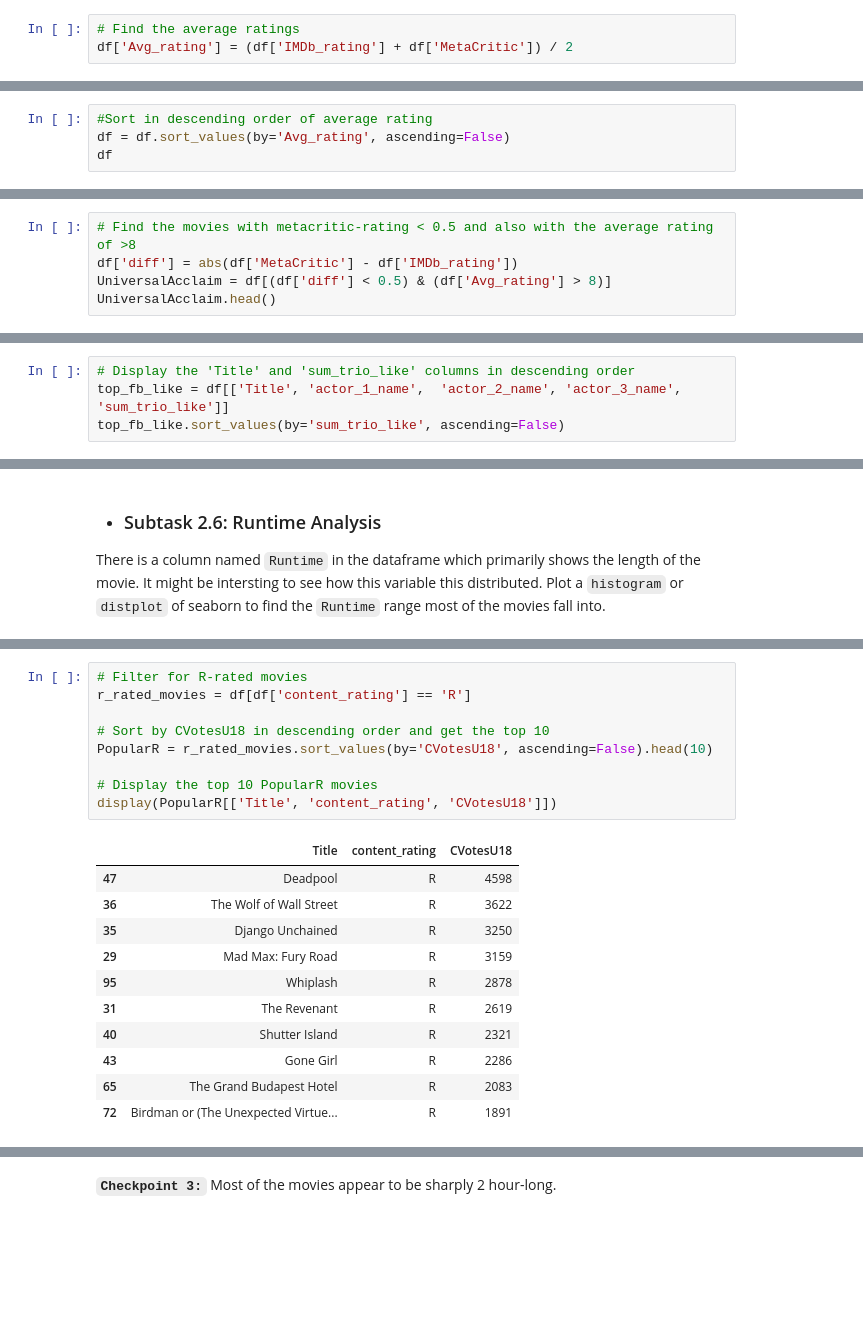
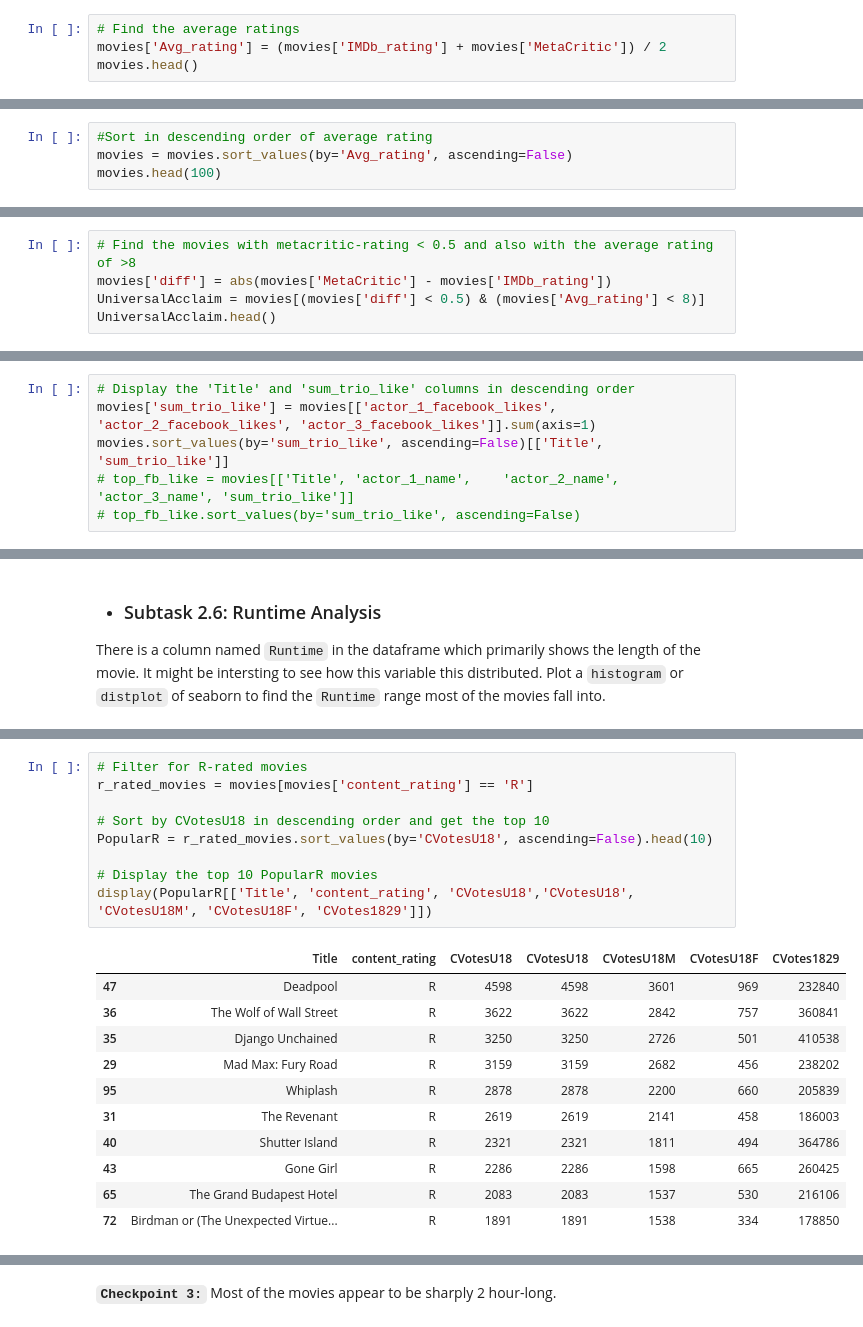
Before and after one commit to Mathieu-Germain/LogicMojo-AI-ML-April26-Mathieu, a Jupyter notebook: IMDb+Movie+Assignment.ipynb, the cells around one changed output, grey strips where cells are left out. Cells and saved outputs as stored; diff of their text form; blank space fills up the shorter version.

```diff
--- a/IMDb+Movie+Assignment.ipynb
+++ b/IMDb+Movie+Assignment.ipynb
@@ -283,3 +334,4 @@ df['MetaCritic'] = df['MetaCritic'] / 10
 # %%
 # Find the average ratings
-df['Avg_rating'] = (df['IMDb_rating'] + df['MetaCritic']) / 2
+movies['Avg_rating'] = (movies['IMDb_rating'] + movies['MetaCritic']) / 2
+movies.head()
@@ -286,7 +346,7 @@ df['Avg_rating'] = (df['IMDb_rating'] + df['MetaCritic']) / 2
 # %%
 #Sort in descending order of average rating
-df = df.sort_values(by='Avg_rating', ascending=False)
-df
+movies = movies.sort_values(by='Avg_rating', ascending=False)
+movies.head(100)
 # %% [output]
 |  | Title | title_year | budget | Gross | actor_1_name | actor_2_name | actor_3_name | actor_1_facebook_likes | ... |
 | 94 | Boyhood | 2014 | 4.0 | 25.359200 | Ellar Coltrane | Lorelei Linklater | Libby Villari | 230 | ... |
@@ -304,7 +364,7 @@ df
 # %%
 # Find the movies with metacritic-rating < 0.5 and also with the average rating of >8
-df['diff'] = abs(df['MetaCritic'] - df['IMDb_rating'])
-UniversalAcclaim = df[(df['diff'] < 0.5) & (df['Avg_rating'] > 8)]
+movies['diff'] = abs(movies['MetaCritic'] - movies['IMDb_rating'])
+UniversalAcclaim = movies[(movies['diff'] < 0.5) & (movies['Avg_rating'] < 8)]
 UniversalAcclaim.head()
 # %% [output]
 |  | Title | title_year | budget | Gross | actor_1_name | actor_2_name | actor_3_name | actor_1_facebook_likes | ... |
@@ -395,6 +433,8 @@ trio_fblike
 100 rows × 6 columns
 # %%
 # Display the 'Title' and 'sum_trio_like' columns in descending order
-top_fb_like = df[['Title', 'actor_1_name',	'actor_2_name',	'actor_3_name', 'sum_trio_like']]
-top_fb_like.sort_values(by='sum_trio_like', ascending=False)
+movies['sum_trio_like'] = movies[['actor_1_facebook_likes', 'actor_2_facebook_likes', 'actor_3_facebook_likes']].sum(axis=1)
+movies.sort_values(by='sum_trio_like', ascending=False)[['Title', 'sum_trio_like']]
+# top_fb_like = movies[['Title', 'actor_1_name',	'actor_2_name',	'actor_3_name', 'sum_trio_like']]
+# top_fb_like.sort_values(by='sum_trio_like', ascending=False)
 # %% [output]
@@ -551,21 +669,21 @@ There is a column named `Runtime` in the dataframe which primarily shows the len
 # %%
 # Filter for R-rated movies
-r_rated_movies = df[df['content_rating'] == 'R']
+r_rated_movies = movies[movies['content_rating'] == 'R']
 
 # Sort by CVotesU18 in descending order and get the top 10
 PopularR = r_rated_movies.sort_values(by='CVotesU18', ascending=False).head(10)
 
 # Display the top 10 PopularR movies
-display(PopularR[['Title', 'content_rating', 'CVotesU18']])
+display(PopularR[['Title', 'content_rating', 'CVotesU18','CVotesU18', 'CVotesU18M', 'CVotesU18F', 'CVotes1829']])
 # %% [output]
-|  | Title | content_rating | CVotesU18 |
-| 47 | Deadpool | R | 4598 |
-| 36 | The Wolf of Wall Street | R | 3622 |
-| 35 | Django Unchained | R | 3250 |
-| 29 | Mad Max: Fury Road | R | 3159 |
-| 95 | Whiplash | R | 2878 |
-| 31 | The Revenant | R | 2619 |
-| 40 | Shutter Island | R | 2321 |
-| 43 | Gone Girl | R | 2286 |
-| 65 | The Grand Budapest Hotel | R | 2083 |
-| 72 | Birdman or (The Unexpected Virtue... | R | 1891 |
+|  | Title | content_rating | CVotesU18 | CVotesU18 | CVotesU18M | CVotesU18F | CVotes1829 |
+| 47 | Deadpool | R | 4598 | 4598 | 3601 | 969 | 232840 |
+| 36 | The Wolf of Wall Street | R | 3622 | 3622 | 2842 | 757 | 360841 |
+| 35 | Django Unchained | R | 3250 | 3250 | 2726 | 501 | 410538 |
+| 29 | Mad Max: Fury Road | R | 3159 | 3159 | 2682 | 456 | 238202 |
+| 95 | Whiplash | R | 2878 | 2878 | 2200 | 660 | 205839 |
+| 31 | The Revenant | R | 2619 | 2619 | 2141 | 458 | 186003 |
+| 40 | Shutter Island | R | 2321 | 2321 | 1811 | 494 | 364786 |
+| 43 | Gone Girl | R | 2286 | 2286 | 1598 | 665 | 260425 |
+| 65 | The Grand Budapest Hotel | R | 2083 | 2083 | 1537 | 530 | 216106 |
+| 72 | Birdman or (The Unexpected Virtue... | R | 1891 | 1891 | 1538 | 334 | 178850 |
```
Also changed, not shown: parts of 76 cells of this notebook.
